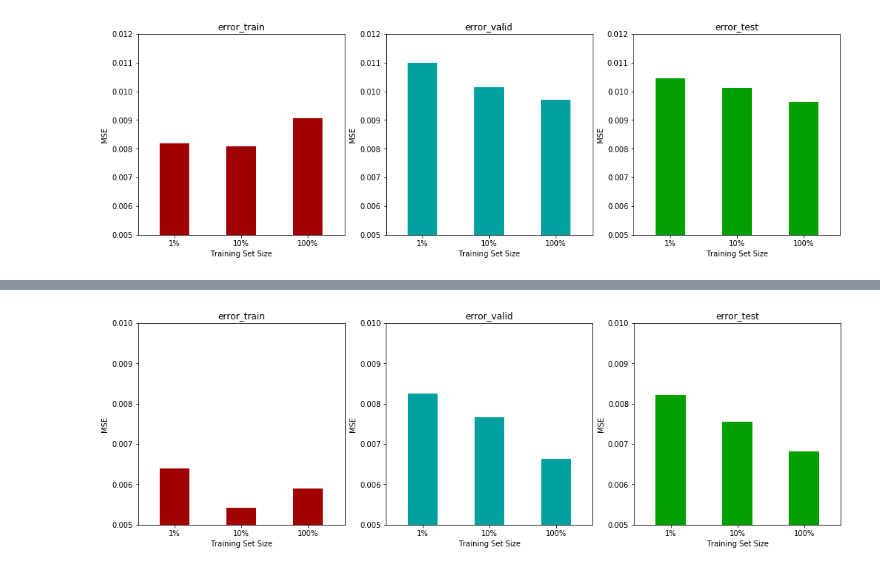
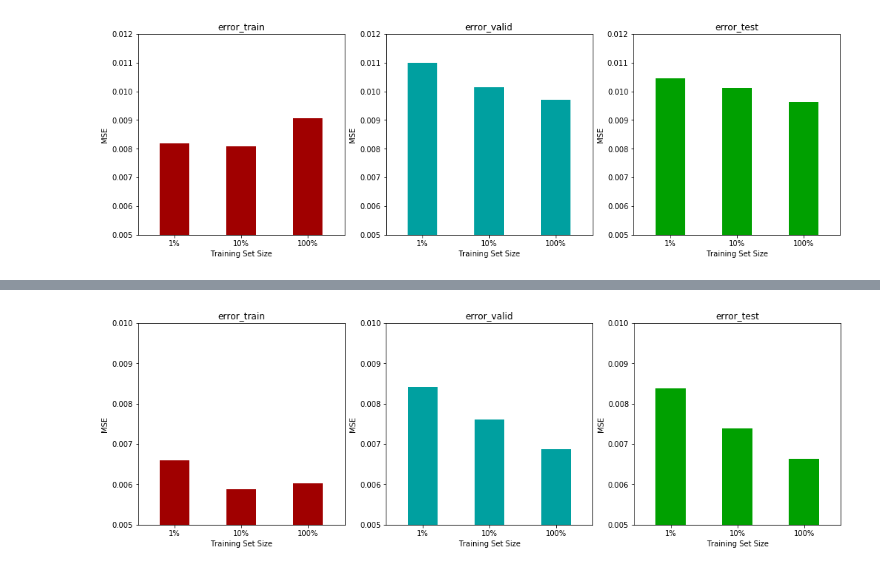
Before and after one commit to triwoods/udacity-ml-projects, a Jupyter notebook: capstone/capstone_SenLi/Capstone_Project.ipynb, the cells around one changed output, grey strips where cells are left out. Drawn from its saved outputs; the diff is of its cells as text; code cells hidden in the pictures.

Commit message:
updating project report and notebook, adding images

```diff
--- a/capstone/capstone_SenLi/Capstone_Project.ipynb
+++ b/capstone/capstone_SenLi/Capstone_Project.ipynb
@@ -91,7 +102,7 @@ def vq_evaluate(X, y, codebook):
 
     return mean_squared_error(y, yp)
 
-model_vq = MiniBatchKMeans(n_clusters=64, random_state=0)
+model = MiniBatchKMeans(n_clusters=64, random_state=0)
 
 results['VQ_Codebook'] = {}
 for i, samples in enumerate([samples_1, samples_10, samples_100]):
@@ -99,10 +110,10 @@ for i, samples in enumerate([samples_1, samples_10, samples_100]):
 
     # combine LB and HB LSFs for KMeans clustering
     start = time()
-    model_vq.fit(np.hstack((X_train[:samples, :], y_train[:samples, :])))
+    model.fit(np.hstack((X_train[:samples, :], y_train[:samples, :])))
     end = time()
 
-    codebook = np.array(model_vq.cluster_centers_)
+    codebook = np.array(model.cluster_centers_)
     error_train = vq_evaluate(X_train[:10000, :], y_train[:10000, :], codebook)
     error_valid = vq_evaluate(X_valid, y_valid, codebook)
     error_test = vq_evaluate(X_test, y_test, codebook)
@@ -116,6 +127,6 @@ for i, samples in enumerate([samples_1, samples_10, samples_100]):
 
     results['VQ_Codebook'][i] = result
 
-print(results['VQ_Codebook'])
+pprint(results['VQ_Codebook'])
 # %% [output]
 VQ Codebook trained on 4009 samples, taking 0.21 seconds
@@ -240,10 +294,12 @@ u.plot_model_result(results['MLP'])
 # %%
-# Build deeper MLP model
+# Improve on the basic MLP model
 from models import mlp
 
-model_mlp = mlp(dim_x, dim_y, nl=3, nn=128, dropout=False)
+model = mlp(dim_x, dim_y, nl=3, nn=128, dropout=True)
+params = model.get_weights()
 
-results['MLP'] = {}
+results['MLP2'] = {}
+plt.figure(figsize=(17,5))
 for i, samples in enumerate([samples_1, samples_10, samples_100]):
     result = {}
     verbose = 0
@@ -256,12 +312,13 @@ for i, samples in enumerate([samples_1, samples_10, samples_100]):
         n_epoch = 25
 
     start = time()
-    model_mlp.fit(X_train[:samples, :], y_train[:samples, :], epochs=n_epoch, batch_size=128, verbose=verbose, validation_data=(X_valid, y_valid), shuffle=True)
+    model.set_weights(params)
+    history = model.fit(X_train[:samples, :], y_train[:samples, :], epochs=n_epoch, batch_size=128, verbose=verbose, validation_data=(X_valid, y_valid), shuffle=True)
     end = time()
 
-    error_train = model_mlp.evaluate(X_train[:10000, :], y_train[:10000, :], batch_size=128, verbose=verbose)
-    error_valid = model_mlp.evaluate(X_valid, y_valid, batch_size=128, verbose=verbose)
-    error_test = model_mlp.evaluate(X_test, y_test, batch_size=128, verbose=verbose)
+    error_train = model.evaluate(X_train[:10000, :], y_train[:10000, :], batch_size=128, verbose=verbose)
+    error_valid = model.evaluate(X_valid, y_valid, batch_size=128, verbose=verbose)
+    error_test = model.evaluate(X_test, y_test, batch_size=128, verbose=verbose)
 
     result['error_train'] = error_train
     result['error_valid'] = error_valid
@@ -270,9 +327,19 @@ for i, samples in enumerate([samples_1, samples_10, samples_100]):
     # Success
     print("MLP model trained on %d samples, taking %.2f seconds" % (samples, end-start))
 
-    results['MLP'][i] = result
+    titles = ["1%", "10%", "100%"]
+    plt.subplot(1, 3, i+1)
+    plt.semilogy(history.history['loss'])
+    plt.semilogy(history.history['val_loss'])
+    plt.xlabel('epoch')
+    plt.ylabel('MSE loss')
+    plt.ylim((1e-3, 1e-1))
+    plt.title(titles[i])
+    plt.legend(['train', 'validate'], loc='upper right')
 
-print(results['MLP'])
+    results['MLP2'][i] = result
+
+pprint(results['MLP2'])
 # %% [output]
 _________________________________________________________________
 Layer (type)                 Output Shape              Param #
@@ -296,5 +362,5 @@ MLP model trained on 400953 samples, taking 192.60 seconds
 # %%
-u.plot_model_result(results['MLP'])
+u.plot_model_result(results['MLP2'])
 # %% [output]
-[figure, old version]
+[figure, new version]
 # %%
```
Also changed, not shown: parts of 12 cells of this notebook, 20 other files.
